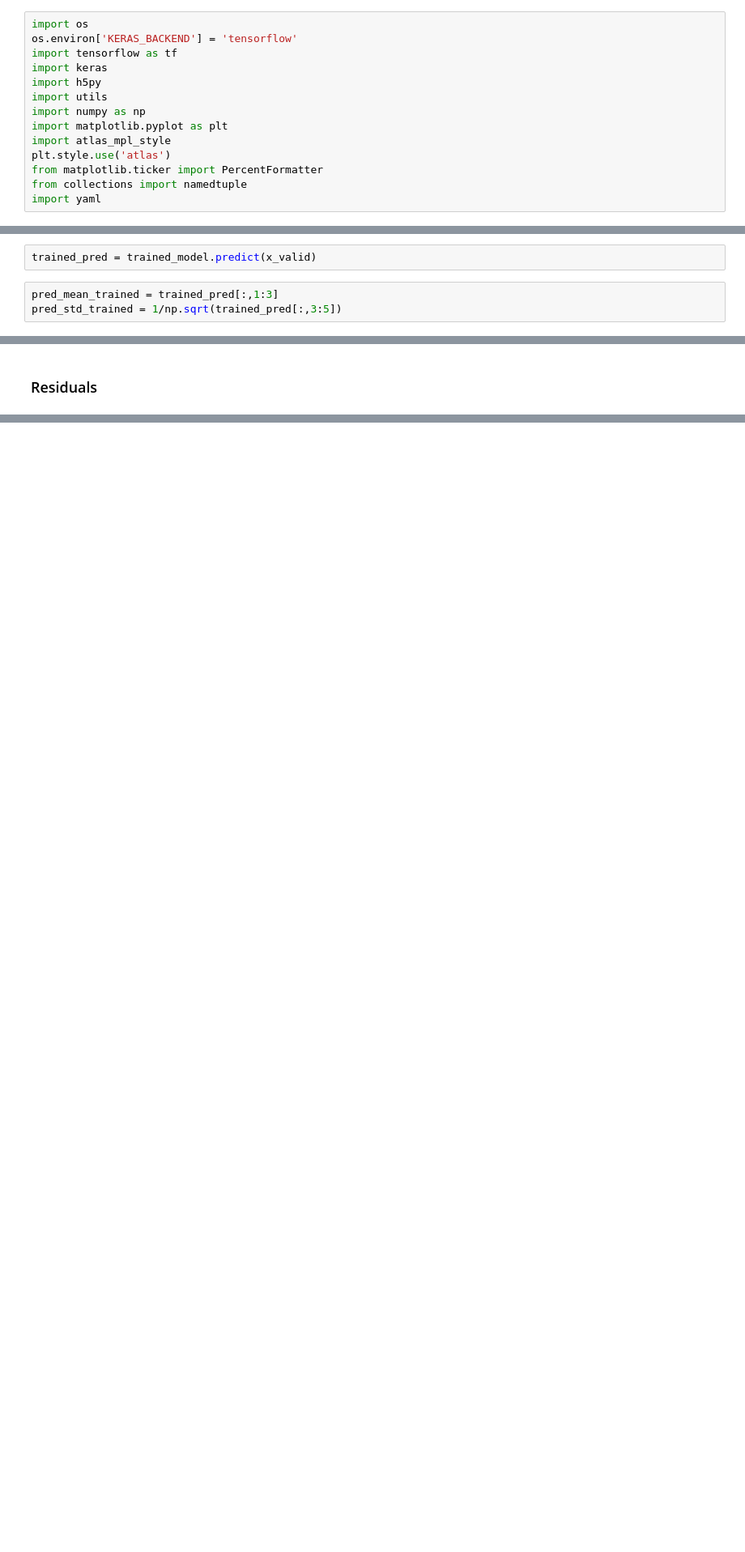
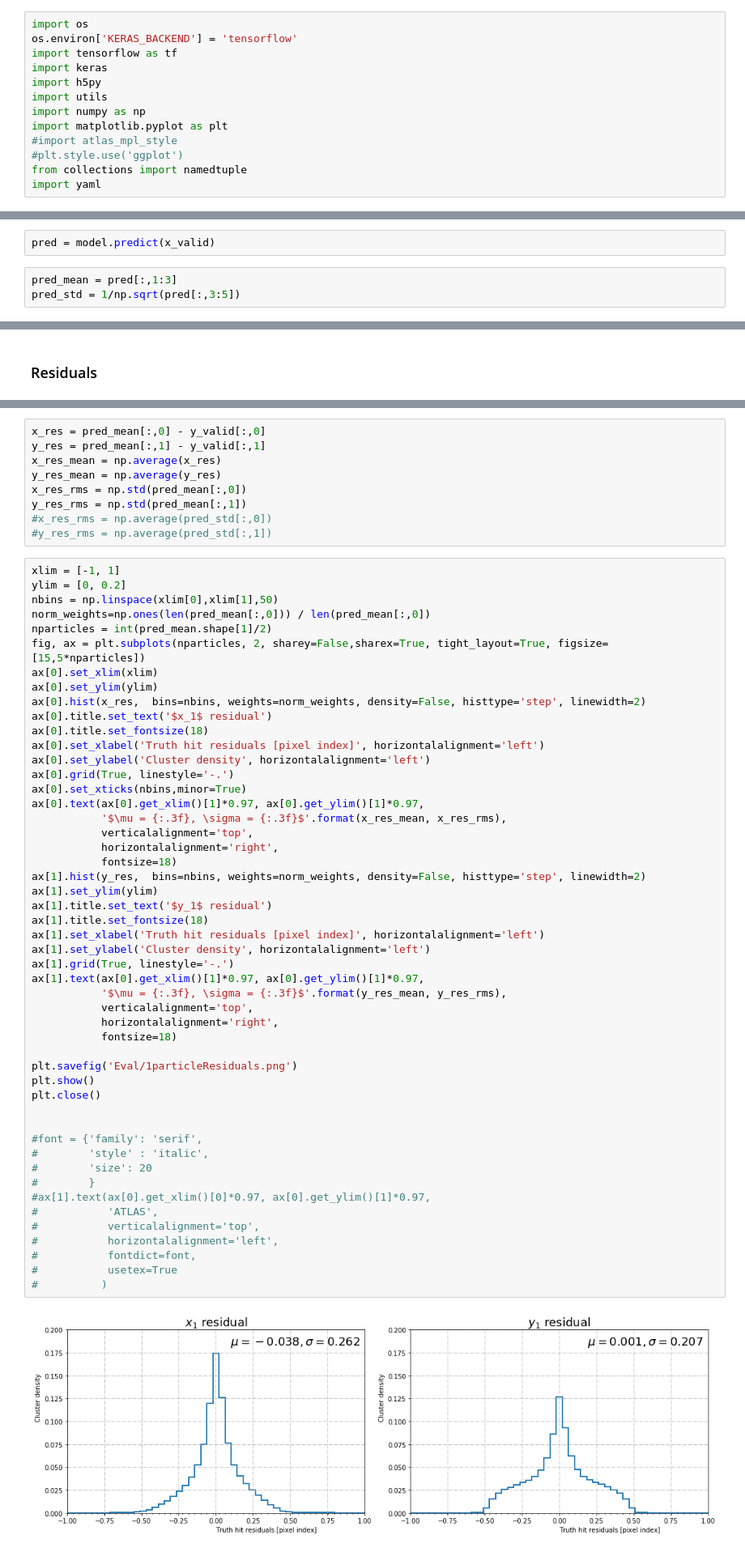
Before and after one commit to Chkoda/pixel-mdn-training-tensorflow, a Jupyter notebook: MDN_Evaluation.ipynb, the cells around one changed output, grey strips where cells are left out. Shown at 81% size. Cells and saved outputs as stored; diff of their text form; blank space fills up the shorter version.

Commit message:
Fixed Residuals and Pulls

```diff
--- a/MDN_Evaluation.ipynb
+++ b/MDN_Evaluation.ipynb
@@ -7,9 +7,8 @@ import h5py
 import utils
 import numpy as np
 import matplotlib.pyplot as plt
-import atlas_mpl_style
-plt.style.use('atlas')
-from matplotlib.ticker import PercentFormatter
+#import atlas_mpl_style
+#plt.style.use('ggplot')
 from collections import namedtuple
 import yaml
 # %% [output]
@@ -53,5 +41,5 @@ trained_model.summary()
 # %%
-trained_pred = trained_model.predict(x_valid)
+pred = model.predict(x_valid)
 # %%
-pred_mean_trained = trained_pred[:,1:3]
-pred_std_trained = 1/np.sqrt(trained_pred[:,3:5])
+pred_mean = pred[:,1:3]
+pred_std = 1/np.sqrt(pred[:,3:5])
@@ -128,2 +48,63 @@ plt.close()
+# %%
+x_res = pred_mean[:,0] - y_valid[:,0]
+y_res = pred_mean[:,1] - y_valid[:,1]
+x_res_mean = np.average(x_res)
+y_res_mean = np.average(y_res)
+x_res_rms = np.std(pred_mean[:,0])
+y_res_rms = np.std(pred_mean[:,1])
+#x_res_rms = np.average(pred_std[:,0])
+#y_res_rms = np.average(pred_std[:,1])
+# %%
+xlim = [-1, 1]
+ylim = [0, 0.2]
+nbins = np.linspace(xlim[0],xlim[1],50)
+norm_weights=np.ones(len(pred_mean[:,0])) / len(pred_mean[:,0])
+nparticles = int(pred_mean.shape[1]/2)
+fig, ax = plt.subplots(nparticles, 2, sharey=False,sharex=True, tight_layout=True, figsize=[15,5*nparticles])
+ax[0].set_xlim(xlim)
+ax[0].set_ylim(ylim)
+ax[0].hist(x_res,  bins=nbins, weights=norm_weights, density=False, histtype='step', linewidth=2)
+ax[0].title.set_text('$x_1$ residual')
+ax[0].title.set_fontsize(18)
+ax[0].set_xlabel('Truth hit residuals [pixel index]', horizontalalignment='left')
+ax[0].set_ylabel('Cluster density', horizontalalignment='left')
+ax[0].grid(True, linestyle='-.')
+ax[0].set_xticks(nbins,minor=True)
+ax[0].text(ax[0].get_xlim()[1]*0.97, ax[0].get_ylim()[1]*0.97,
+           '$\mu = {:.3f}, \sigma = {:.3f}$'.format(x_res_mean, x_res_rms),
+           verticalalignment='top',
+           horizontalalignment='right',
+           fontsize=18)
+ax[1].hist(y_res,  bins=nbins, weights=norm_weights, density=False, histtype='step', linewidth=2)
+ax[1].set_ylim(ylim)
+ax[1].title.set_text('$y_1$ residual')
+ax[1].title.set_fontsize(18)
+ax[1].set_xlabel('Truth hit residuals [pixel index]', horizontalalignment='left')
+ax[1].set_ylabel('Cluster density', horizontalalignment='left')
+ax[1].grid(True, linestyle='-.')
+ax[1].text(ax[0].get_xlim()[1]*0.97, ax[0].get_ylim()[1]*0.97,
+           '$\mu = {:.3f}, \sigma = {:.3f}$'.format(y_res_mean, y_res_rms),
+           verticalalignment='top',
+           horizontalalignment='right',
+           fontsize=18)
+
+plt.savefig('Eval/1particleResiduals.png')
+plt.show()
+plt.close()
+
+
+#font = {'family': 'serif',
+#        'style' : 'italic',
+#        'size': 20
+#        }
+#ax[1].text(ax[0].get_xlim()[0]*0.97, ax[0].get_ylim()[1]*0.97,
+#           'ATLAS',
+#           verticalalignment='top',
+#           horizontalalignment='left',
+#           fontdict=font,
+#           usetex=True
+#          )
+# %% [output]
+[figure, added]
 # %% [markdown]
 ### Pulls
```
Also changed, not shown: parts of 40 cells of this notebook, 16 other files.
